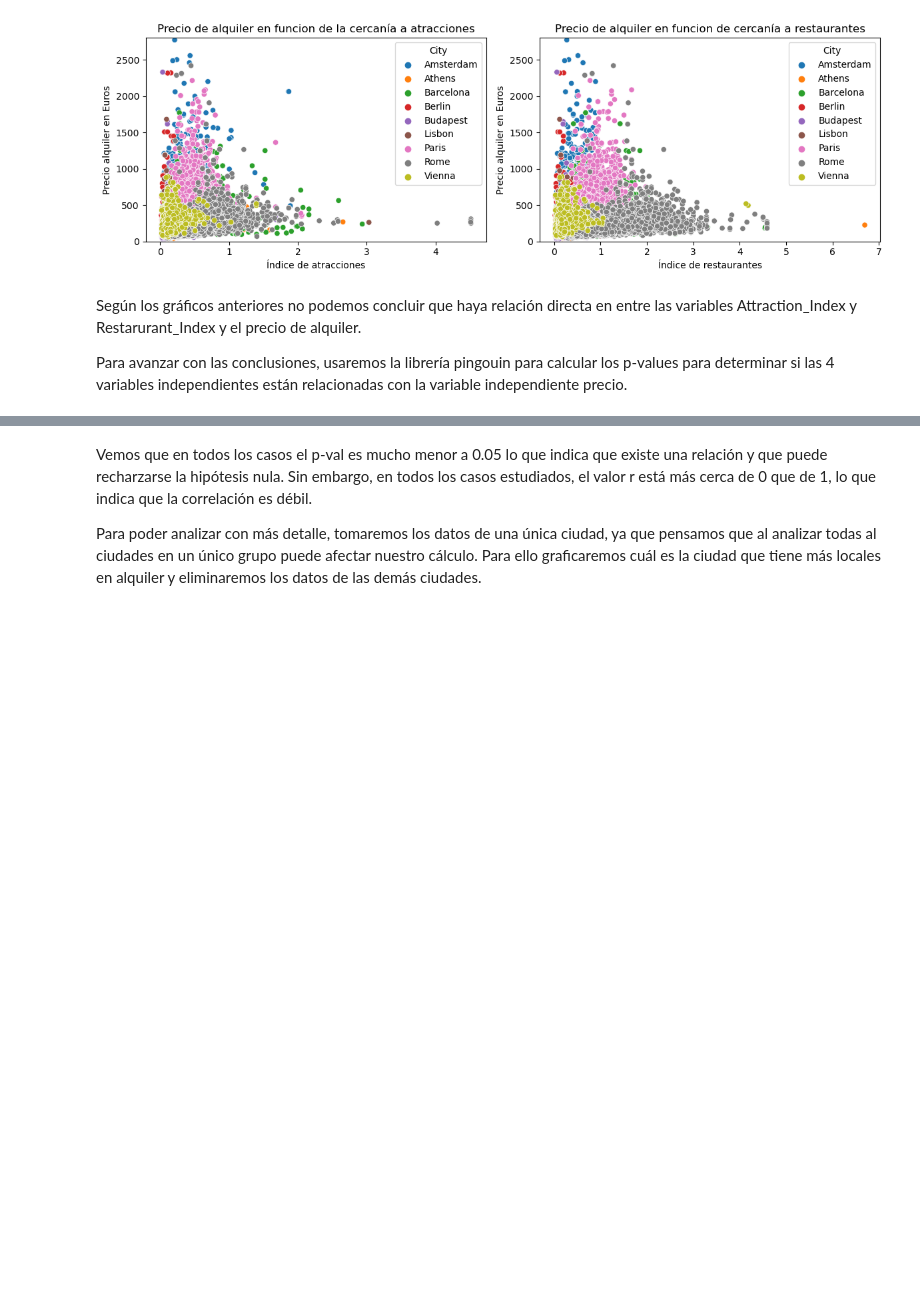
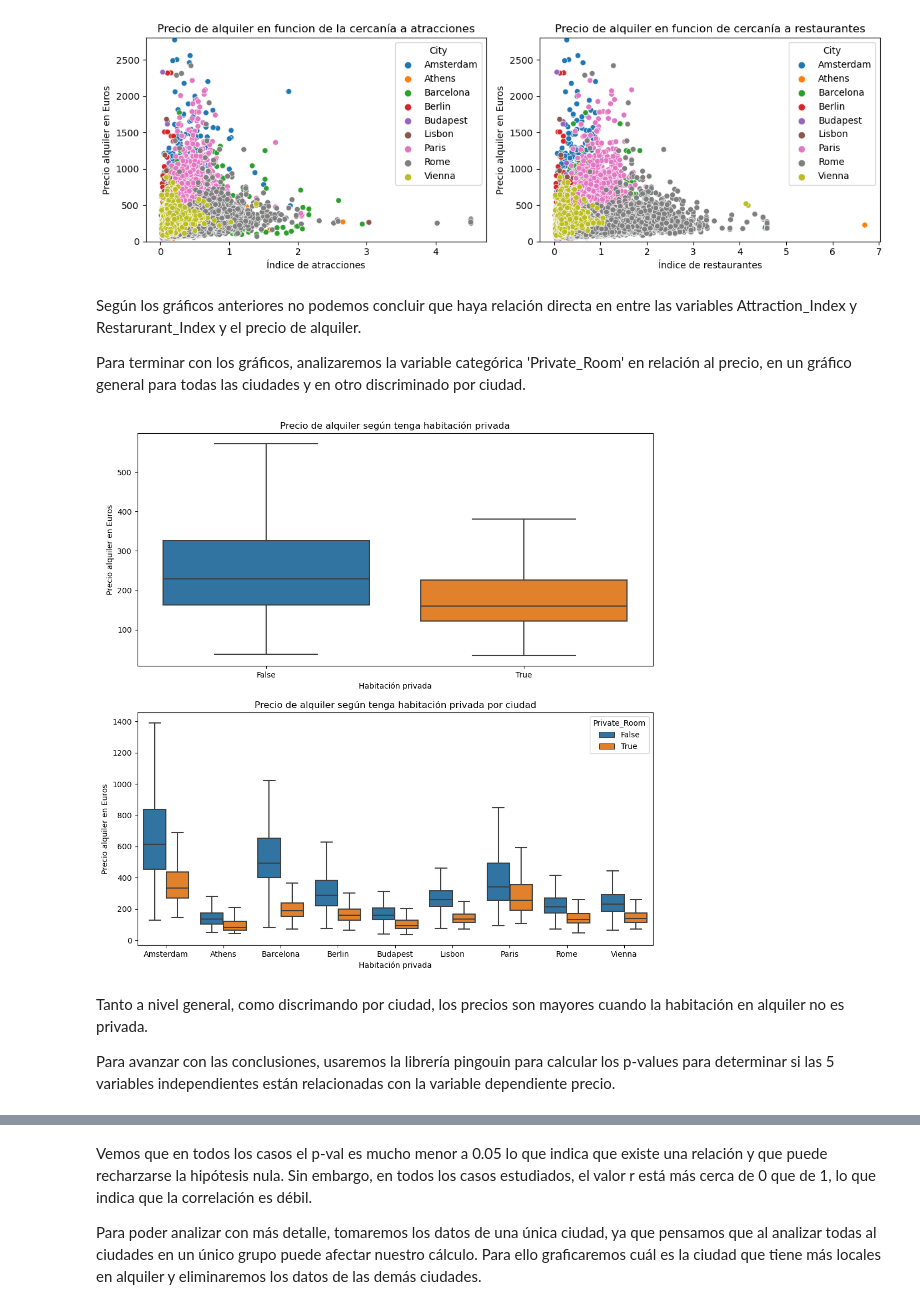
Before and after one commit to tekluis/CoderHouse, a Jupyter notebook: 3-PROYECTO_DS_PARTEI_TEK.ipynb, the cells around one changed output, grey strips where cells are left out. Saved outputs shown, nothing was run; the diff lists cells and outputs as text; code cells hidden in the pictures; blank space fills up the shorter version.

```diff
--- a/3-PROYECTO_DS_PARTEI_TEK.ipynb
+++ b/3-PROYECTO_DS_PARTEI_TEK.ipynb
@@ -134,7 +134,25 @@ plt.show()
 # %% [markdown]
 Según los gráficos anteriores no podemos concluir que haya relación directa en entre las variables Attraction_Index y Restarurant_Index y el precio de alquiler.
 
-Para avanzar con las conclusiones, usaremos la librería pingouin para calcular los p-values para determinar si las 4 variables independientes están relacionadas con la variable independiente precio.
+Para terminar con los gráficos, analizaremos la variable categórica 'Private_Room' en relación al precio, en un gráfico general para todas las ciudades y en otro discriminado por ciudad.
+# %%
+fig, ax = plt.subplots(2,1,figsize=(12,12))
+
+sns.boxplot(data=df, y='Price', x='Private_Room', showfliers=False, ax=ax[0])
+ax[0].set(title='Precio de alquiler según tenga habitación privada', xlabel='Habitación privada',
+       ylabel='Precio alquiler en Euros')
+
+sns.boxplot(data=df, y='Price', x='City', hue='Private_Room', showfliers=False, ax=ax[1])
+ax[1].set(title='Precio de alquiler según tenga habitación privada por ciudad', xlabel='Habitación privada',
+       ylabel='Precio alquiler en Euros')
+
+plt.show()
+# %% [output]
+[figure, added]
+# %% [markdown]
+Tanto a nivel general, como discrimando por ciudad, los precios son mayores cuando la habitación en alquiler no es privada.
+
+Para avanzar con las conclusiones, usaremos la librería pingouin para calcular los p-values para determinar si las 5 variables independientes están relacionadas con la variable dependiente precio.
 # %%
 import pingouin as pg
 
```
Also changed, not shown: parts of 8 cells of this notebook.
